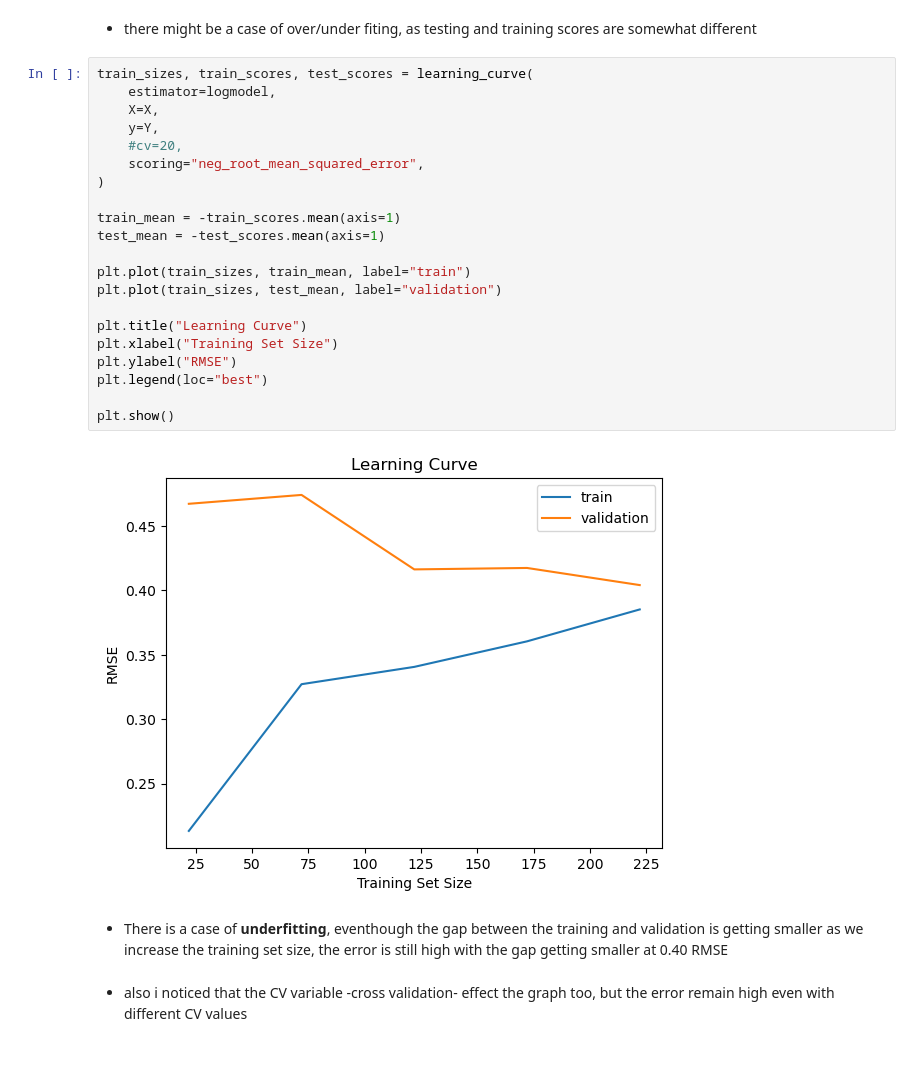
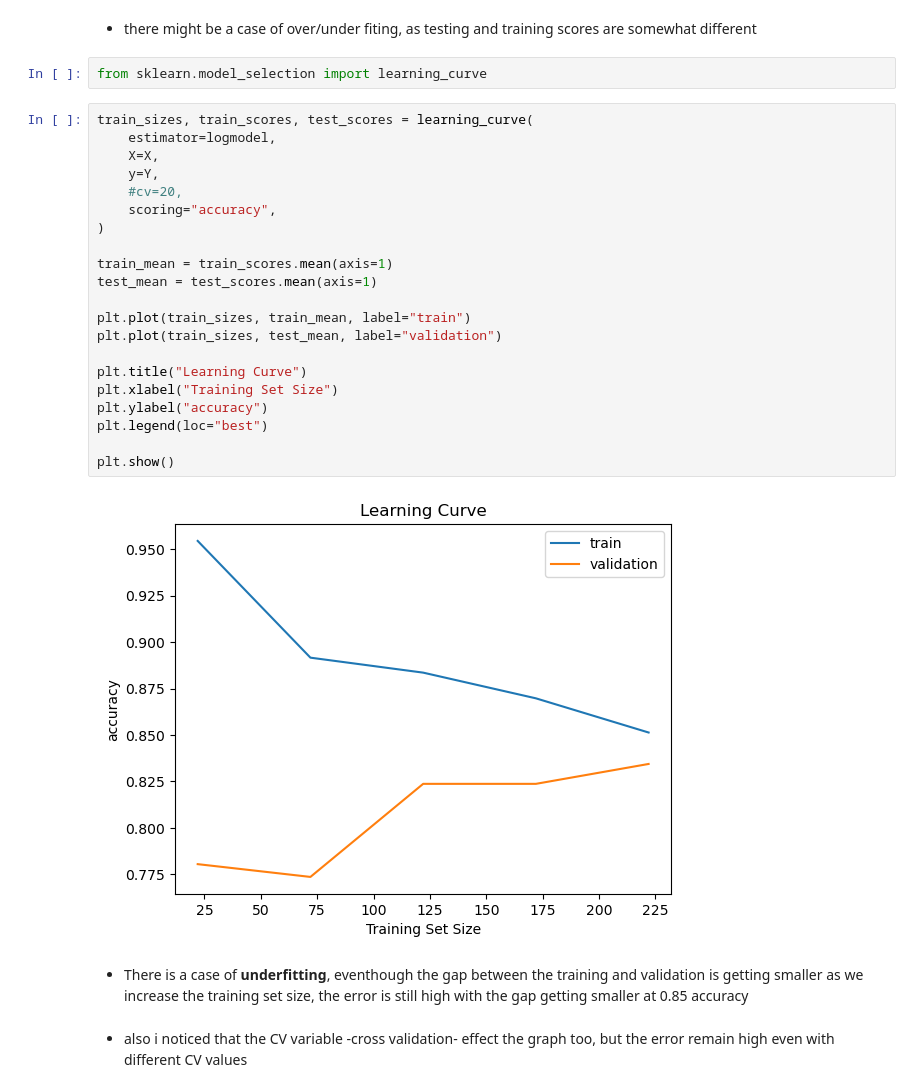
Before and after one commit to 013nour/Logistic_Regression-Lab1, a Jupyter notebook: Assignment.ipynb, the cells around one changed output. Saved outputs shown, nothing was run; the diff lists cells and outputs as text; blank space fills up the shorter version.

Commit message:
Nour Abdullah, fixed errors

```diff
--- a/Assignment.ipynb
+++ b/Assignment.ipynb
@@ -465,31 +465,33 @@ Train accuracy:  0.8468468468468469
 Test  accuracy:  0.875
 # %% [markdown]
 * there might be a case of over/under fiting, as testing and training scores are somewhat different
+# %%
+from sklearn.model_selection import learning_curve
 # %%
 train_sizes, train_scores, test_scores = learning_curve(
     estimator=logmodel,
     X=X,
     y=Y,
     #cv=20,
-    scoring="neg_root_mean_squared_error",
+    scoring="accuracy",
 )
 
-train_mean = -train_scores.mean(axis=1)
-test_mean = -test_scores.mean(axis=1)
+train_mean = train_scores.mean(axis=1)
+test_mean = test_scores.mean(axis=1)
 
 plt.plot(train_sizes, train_mean, label="train")
 plt.plot(train_sizes, test_mean, label="validation")
 
 plt.title("Learning Curve")
 plt.xlabel("Training Set Size")
-plt.ylabel("RMSE")
+plt.ylabel("accuracy")
 plt.legend(loc="best")
 
 plt.show()
 # %% [output]
-[figure, old version]
+[figure, new version]
 # %% [markdown]
-* There is a case of **underfitting**, eventhough the gap between the training and validation is getting smaller as we increase the training set size, the error is still high with the gap getting smaller at 0.40 RMSE
+* There is a case of **underfitting**, eventhough the gap between the training and validation is getting smaller as we increase the training set size, the error is still high with the gap getting smaller at 0.85 accuracy
 # %% [markdown]
 * also i noticed that the CV variable -cross validation- effect the graph too, but the error remain high even with different CV values
 # %% [markdown]
```
Also changed, not shown: parts of 12 cells of this notebook.
